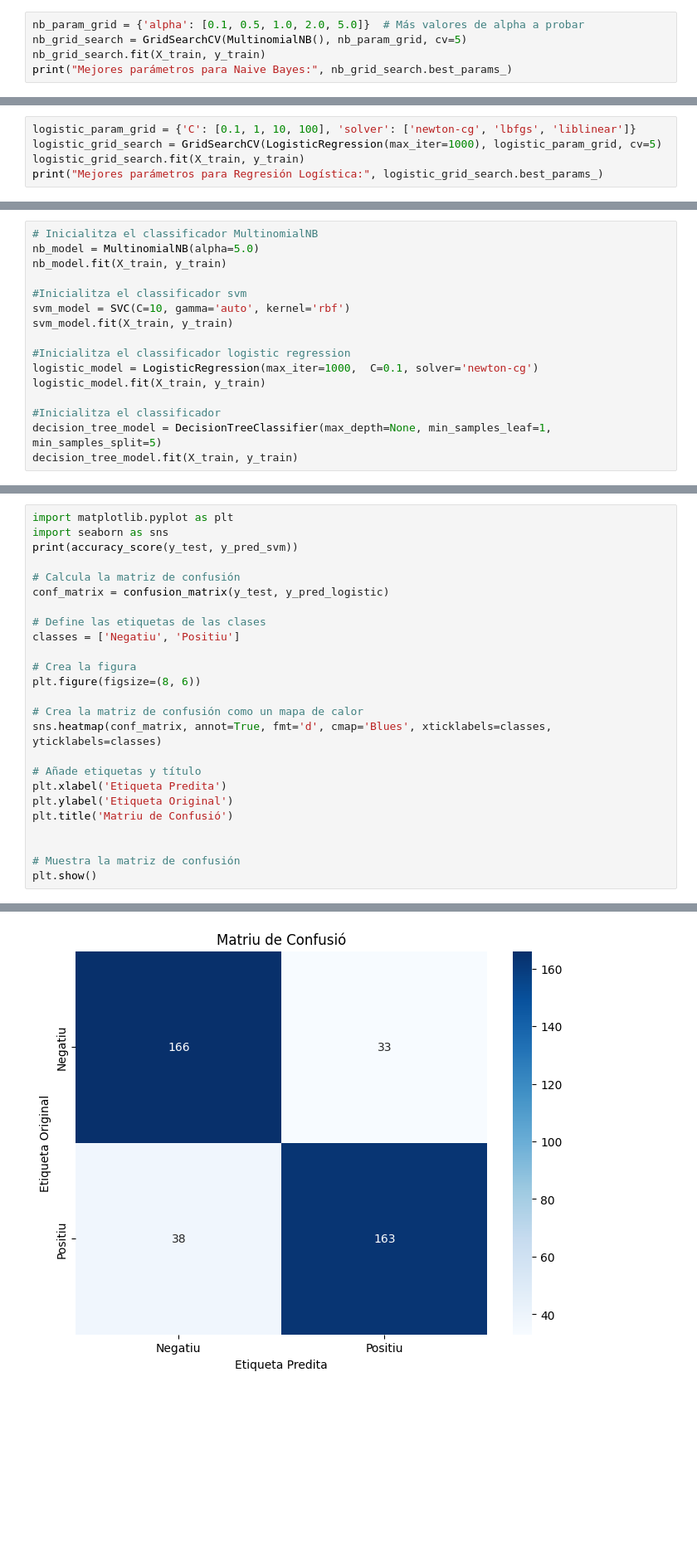
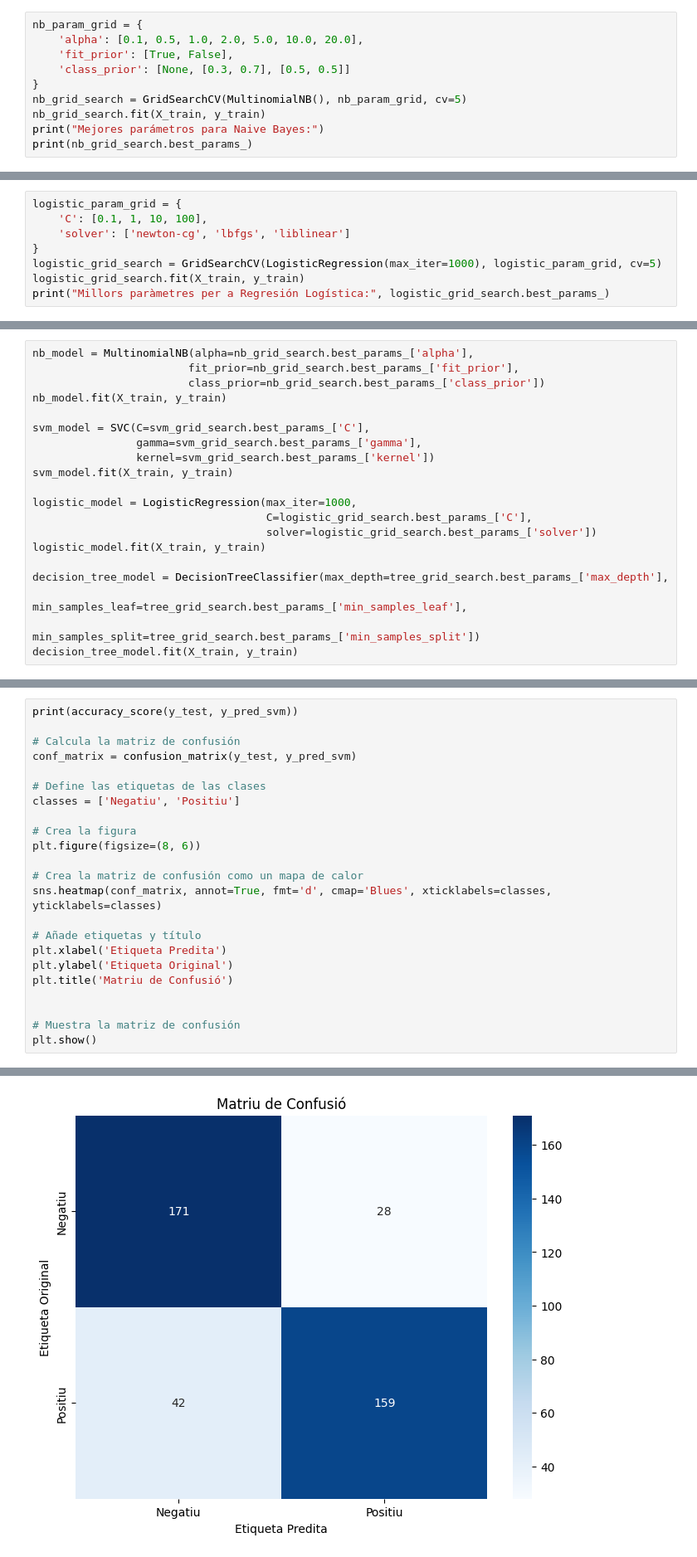
Before and after one commit to polmf/Detecci-d-opinions, a Jupyter notebook: prova.ipynb, the cells around one changed output, grey strips where cells are left out. Shown: that part at 83% size. Saved outputs shown, nothing was run; the diff lists cells and outputs as text; blank space fills up the shorter version.

```diff
--- a/prova.ipynb
+++ b/prova.ipynb
@@ -92,6 +98,11 @@ X_train, X_test, y_train, y_test = train_test_split(X, labels, test_size=0.2, ra
 # %%
-nb_param_grid = {'alpha': [0.1, 0.5, 1.0, 2.0, 5.0]}  # Más valores de alpha a probar
+nb_param_grid = {
+    'alpha': [0.1, 0.5, 1.0, 2.0, 5.0, 10.0, 20.0],
+    'fit_prior': [True, False],
+    'class_prior': [None, [0.3, 0.7], [0.5, 0.5]]
+}
 nb_grid_search = GridSearchCV(MultinomialNB(), nb_param_grid, cv=5)
 nb_grid_search.fit(X_train, y_train)
-print("Mejores parámetros para Naive Bayes:", nb_grid_search.best_params_)
+print("Mejores parámetros para Naive Bayes:")
+print(nb_grid_search.best_params_)
 # %% [output]
@@ -104,7 +116,10 @@ print("Mejores parámetros para SVM:", svm_grid_search.best_params_)
 # %% [output]
 Mejores parámetros para SVM: {'C': 10, 'gamma': 'auto', 'kernel': 'rbf'}
 # %%
-logistic_param_grid = {'C': [0.1, 1, 10, 100], 'solver': ['newton-cg', 'lbfgs', 'liblinear']}
+logistic_param_grid = {
+    'C': [0.1, 1, 10, 100],
+    'solver': ['newton-cg', 'lbfgs', 'liblinear']
+}
 logistic_grid_search = GridSearchCV(LogisticRegression(max_iter=1000), logistic_param_grid, cv=5)
 logistic_grid_search.fit(X_train, y_train)
-print("Mejores parámetros para Regresión Logística:", logistic_grid_search.best_params_)
+print("Millors paràmetres per a Regresión Logística:", logistic_grid_search.best_params_)
@@ -127,17 +135,21 @@ A continuació, hem seleccionat quatre models supervisats diferents per a compar
 # %%
-# Inicialitza el classificador MultinomialNB
-nb_model = MultinomialNB(alpha=5.0)
+nb_model = MultinomialNB(alpha=nb_grid_search.best_params_['alpha'],
+                        fit_prior=nb_grid_search.best_params_['fit_prior'],
+                        class_prior=nb_grid_search.best_params_['class_prior'])
 nb_model.fit(X_train, y_train)
 
-#Inicialitza el classificador svm
-svm_model = SVC(C=10, gamma='auto', kernel='rbf')
+svm_model = SVC(C=svm_grid_search.best_params_['C'],
+                gamma=svm_grid_search.best_params_['gamma'],
+                kernel=svm_grid_search.best_params_['kernel'])
 svm_model.fit(X_train, y_train)
 
-#Inicialitza el classificador logistic regression
-logistic_model = LogisticRegression(max_iter=1000,  C=0.1, solver='newton-cg')
+logistic_model = LogisticRegression(max_iter=1000,
+                                    C=logistic_grid_search.best_params_['C'],
+                                    solver=logistic_grid_search.best_params_['solver'])
 logistic_model.fit(X_train, y_train)
 
-#Inicialitza el classificador
-decision_tree_model = DecisionTreeClassifier(max_depth=None, min_samples_leaf=1, min_samples_split=5)
+decision_tree_model = DecisionTreeClassifier(max_depth=tree_grid_search.best_params_['max_depth'],
+                                             min_samples_leaf=tree_grid_search.best_params_['min_samples_leaf'],
+                                             min_samples_split=tree_grid_search.best_params_['min_samples_split'])
 decision_tree_model.fit(X_train, y_train)
 # %% [output]
@@ -220,28 +235,26 @@ A continuació podem observar la matriu de confusó del model realitzat amb 'log
 # %%
-import matplotlib.pyplot as plt
-import seaborn as sns
 print(accuracy_score(y_test, y_pred_svm))
 
 # Calcula la matriz de confusión
-conf_matrix = confusion_matrix(y_test, y_pred_logistic)
+conf_matrix = confusion_matrix(y_test, y_pred_svm)
 
 # Define las etiquetas de las clases
 classes = ['Negatiu', 'Positiu']
 
 # Crea la figura
 plt.figure(figsize=(8, 6))
 
 # Crea la matriz de confusión como un mapa de calor
 sns.heatmap(conf_matrix, annot=True, fmt='d', cmap='Blues', xticklabels=classes, yticklabels=classes)
 
 # Añade etiquetas y título
 plt.xlabel('Etiqueta Predita')
 plt.ylabel('Etiqueta Original')
 plt.title('Matriu de Confusió')
 
 
 # Muestra la matriz de confusión
 plt.show()
 # %% [output]
 0.825
-[figure, old version]
+[figure, new version]
```
Also changed, not shown: parts of 46 cells of this notebook.
